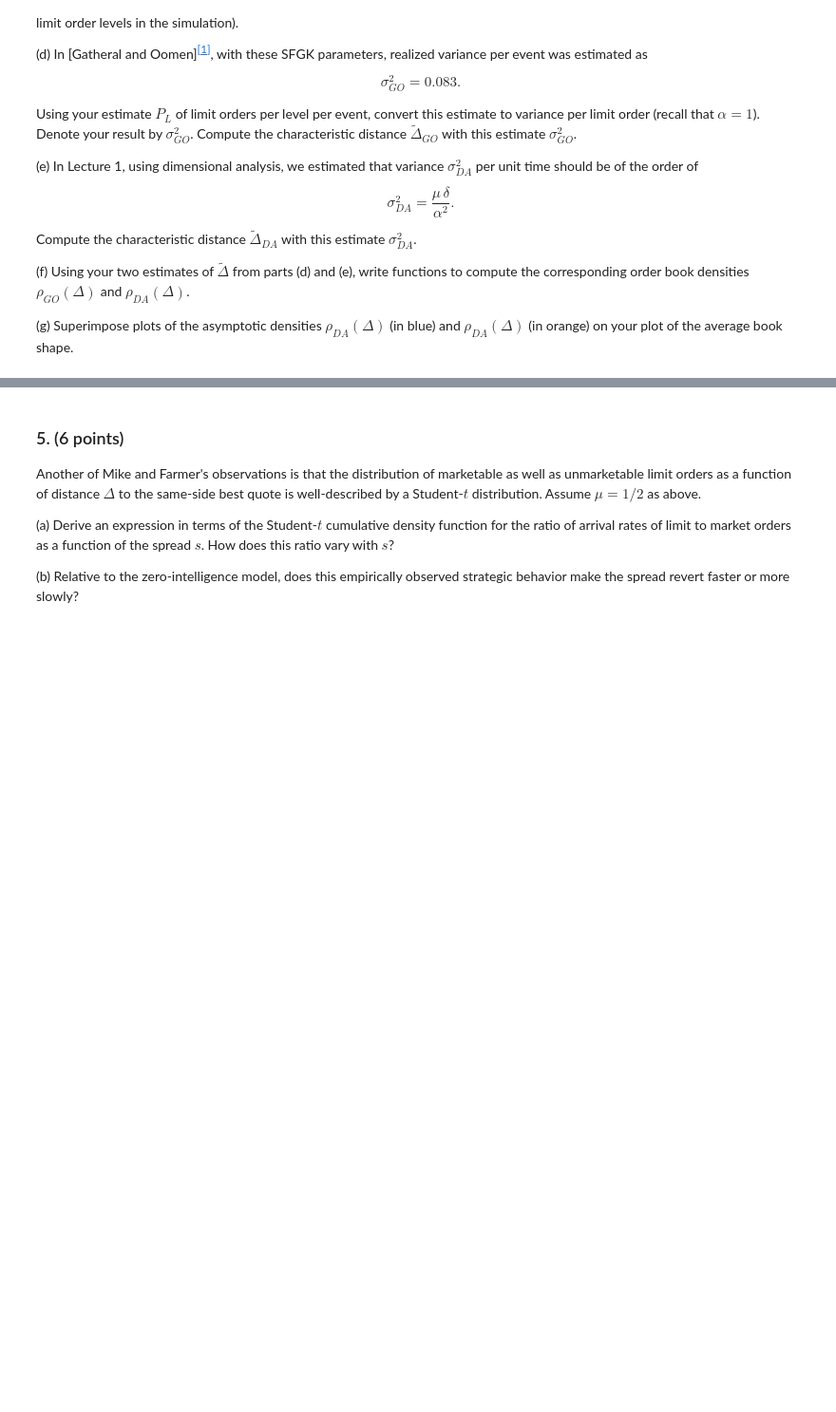
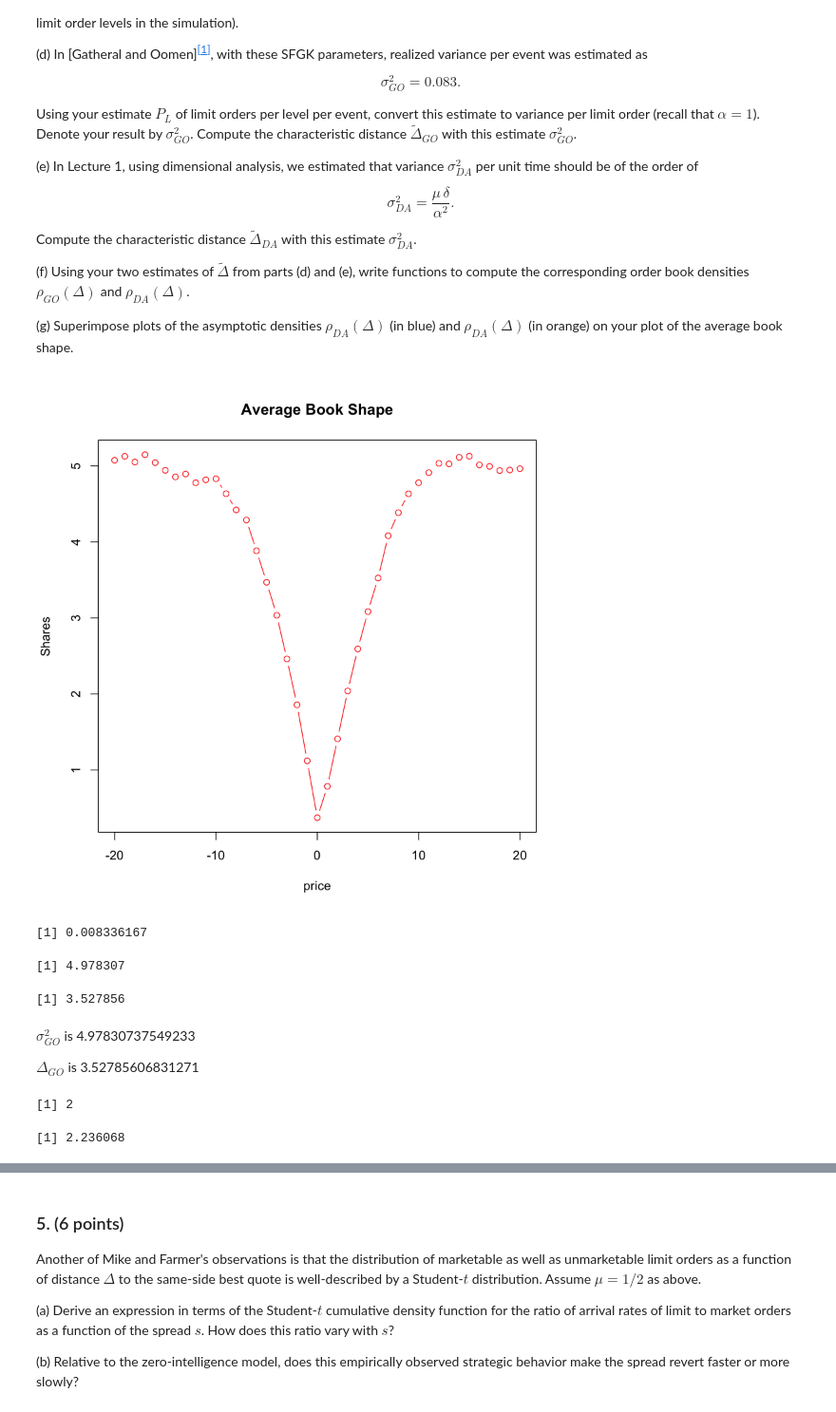
Before and after one commit to ddyuewang/microstructure_assignments, a Jupyter notebook: 9879HW02_Spring2016.ipynb, the cells around one changed output, grey strips where cells are left out. Shown at 95% size. Drawn from its saved outputs; the diff is of its cells as text; code cells hidden in the pictures; blank space fills up the shorter version.

```diff
--- a/9879HW02_Spring2016.ipynb
+++ b/9879HW02_Spring2016.ipynb
@@ -244,0 +271,51 @@ Superimpose plots of the asymptotic densities $\rho_{DA}(\Delta)$ (in blue) and
+# %%
+#b
+alpha <- 1
+mu <- 10
+delta <- 1/5
+initializeBook5()
+for(count in 1:100){
+  generateEvent()
+}
+num_BL=0
+num_SL=0
+numEvents <- 100000
+avgBookShape <- bookShape(20)/numEvents
+for(count in 2:numEvents){
+  generateEvent()
+  avgBookShape <- avgBookShape+bookShape(20)/numEvents
+}
+plot(-20:20,avgBookShape,main='Average Book Shape',xlab="price",ylab="Shares", col="red", type="b")
+# %% [output]
+[figure, added]
+# %%
+#c
+#probability is:
+Prob_L=(num_BL+num_SL) / numEvents / (L * 2)
+Prob_L
+# %% [output]
+[1] 0.008336167
+# %%
+#d
+Var_GO = 0.083
+PL_best = Prob_L * 2
+Var_GO_adjust = Var_GO/(PL_best)
+delta_GO = sqrt(Var_GO_adjust/(2*delta))
+Var_GO_adjust
+delta_GO
+# %% [output]
+[1] 4.978307
+[1] 3.527856
+# %% [markdown]
+$\sigma^2_{GO}$ is 4.97830737549233
+
+$\Delta_{GO}$ is 3.52785606831271
+# %%
+#e
+Var_DA = (mu*delta) / (alpha*alpha)
+delta_DA = sqrt(Var_DA/(2*delta))
+Var_DA
+delta_DA
+# %% [output]
+[1] 2
+[1] 2.236068
```
Also changed, not shown: parts of 11 cells of this notebook.
